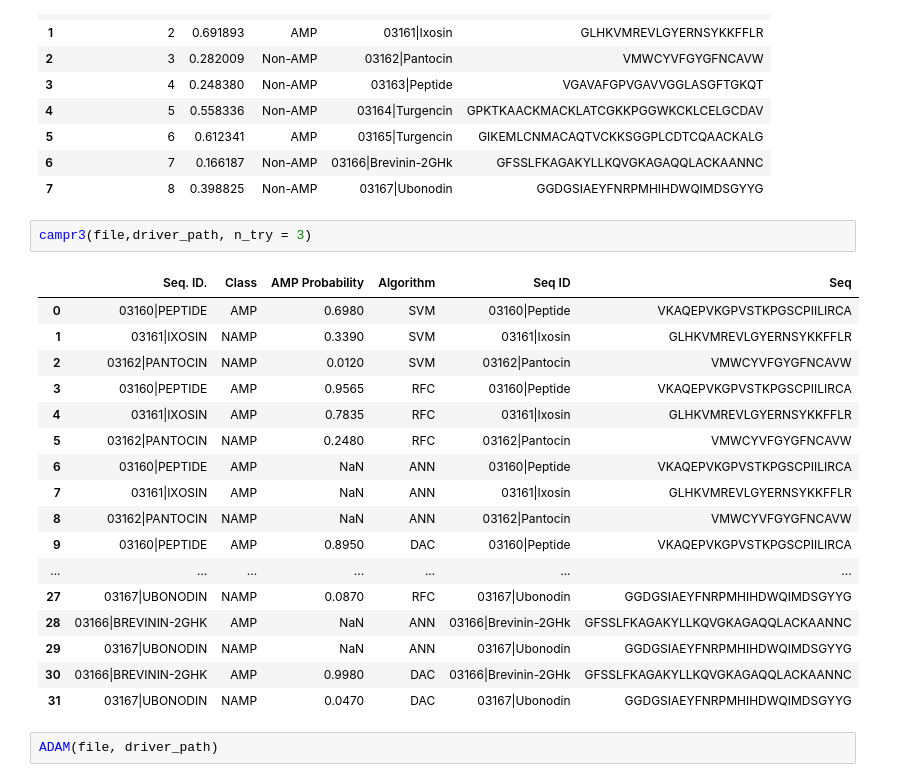
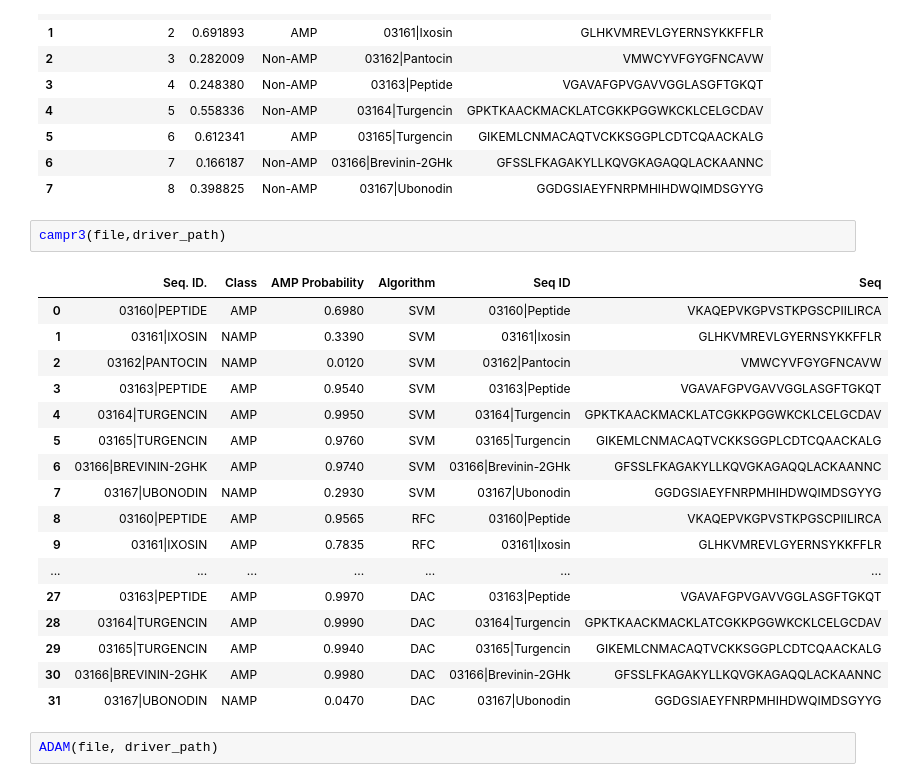
Before and after one commit to Danielmoraisg/AMP-Prediction, a Jupyter notebook: example.ipynb, the cells around one changed output. Saved outputs shown, nothing was run; the diff lists cells and outputs as text.

```diff
--- a/example.ipynb
+++ b/example.ipynb
@@ -19,23 +19,23 @@ portreports(file, driver_path)
 | 6 | 7 | 0.166187 | Non-AMP | 03166|Brevinin-2GHk | GFSSLFKAGAKYLLKQVGKAGAQQLACKAANNC |
 | 7 | 8 | 0.398825 | Non-AMP | 03167|Ubonodin | GGDGSIAEYFNRPMHIHDWQIMDSGYYG |
 # %%
-campr3(file,driver_path, n_try = 3)
+campr3(file,driver_path)
 # %% [output]
 |  | Seq. ID. | Class | AMP Probability | Algorithm | Seq ID | Seq |
 | 0 | 03160|PEPTIDE | AMP | 0.6980 | SVM | 03160|Peptide | VKAQEPVKGPVSTKPGSCPIILIRCA |
 | 1 | 03161|IXOSIN | NAMP | 0.3390 | SVM | 03161|Ixosin | GLHKVMREVLGYERNSYKKFFLR |
 | 2 | 03162|PANTOCIN | NAMP | 0.0120 | SVM | 03162|Pantocin | VMWCYVFGYGFNCAVW |
-| 3 | 03160|PEPTIDE | AMP | 0.9565 | RFC | 03160|Peptide | VKAQEPVKGPVSTKPGSCPIILIRCA |
-| 4 | 03161|IXOSIN | AMP | 0.7835 | RFC | 03161|Ixosin | GLHKVMREVLGYERNSYKKFFLR |
-| 5 | 03162|PANTOCIN | NAMP | 0.2480 | RFC | 03162|Pantocin | VMWCYVFGYGFNCAVW |
-| 6 | 03160|PEPTIDE | AMP | NaN | ANN | 03160|Peptide | VKAQEPVKGPVSTKPGSCPIILIRCA |
-| 7 | 03161|IXOSIN | AMP | NaN | ANN | 03161|Ixosin | GLHKVMREVLGYERNSYKKFFLR |
-| 8 | 03162|PANTOCIN | NAMP | NaN | ANN | 03162|Pantocin | VMWCYVFGYGFNCAVW |
-| 9 | 03160|PEPTIDE | AMP | 0.8950 | DAC | 03160|Peptide | VKAQEPVKGPVSTKPGSCPIILIRCA |
+| 3 | 03163|PEPTIDE | AMP | 0.9540 | SVM | 03163|Peptide | VGAVAFGPVGAVVGGLASGFTGKQT |
+| 4 | 03164|TURGENCIN | AMP | 0.9950 | SVM | 03164|Turgencin | GPKTKAACKMACKLATCGKKPGGWKCKLCELGCDAV |
+| 5 | 03165|TURGENCIN | AMP | 0.9760 | SVM | 03165|Turgencin | GIKEMLCNMACAQTVCKKSGGPLCDTCQAACKALG |
+| 6 | 03166|BREVININ-2GHK | AMP | 0.9740 | SVM | 03166|Brevinin-2GHk | GFSSLFKAGAKYLLKQVGKAGAQQLACKAANNC |
+| 7 | 03167|UBONODIN | NAMP | 0.2930 | SVM | 03167|Ubonodin | GGDGSIAEYFNRPMHIHDWQIMDSGYYG |
+| 8 | 03160|PEPTIDE | AMP | 0.9565 | RFC | 03160|Peptide | VKAQEPVKGPVSTKPGSCPIILIRCA |
+| 9 | 03161|IXOSIN | AMP | 0.7835 | RFC | 03161|Ixosin | GLHKVMREVLGYERNSYKKFFLR |
 | ... | ... | ... | ... | ... | ... | ... |
-| 27 | 03167|UBONODIN | NAMP | 0.0870 | RFC | 03167|Ubonodin | GGDGSIAEYFNRPMHIHDWQIMDSGYYG |
-| 28 | 03166|BREVININ-2GHK | AMP | NaN | ANN | 03166|Brevinin-2GHk | GFSSLFKAGAKYLLKQVGKAGAQQLACKAANNC |
-| 29 | 03167|UBONODIN | NAMP | NaN | ANN | 03167|Ubonodin | GGDGSIAEYFNRPMHIHDWQIMDSGYYG |
+| 27 | 03163|PEPTIDE | AMP | 0.9970 | DAC | 03163|Peptide | VGAVAFGPVGAVVGGLASGFTGKQT |
+| 28 | 03164|TURGENCIN | AMP | 0.9990 | DAC | 03164|Turgencin | GPKTKAACKMACKLATCGKKPGGWKCKLCELGCDAV |
+| 29 | 03165|TURGENCIN | AMP | 0.9940 | DAC | 03165|Turgencin | GIKEMLCNMACAQTVCKKSGGPLCDTCQAACKALG |
 | 30 | 03166|BREVININ-2GHK | AMP | 0.9980 | DAC | 03166|Brevinin-2GHk | GFSSLFKAGAKYLLKQVGKAGAQQLACKAANNC |
 | 31 | 03167|UBONODIN | NAMP | 0.0470 | DAC | 03167|Ubonodin | GGDGSIAEYFNRPMHIHDWQIMDSGYYG |
 # %%
```
Also changed, not shown: parts of 2 cells of this notebook, 1 other file.
